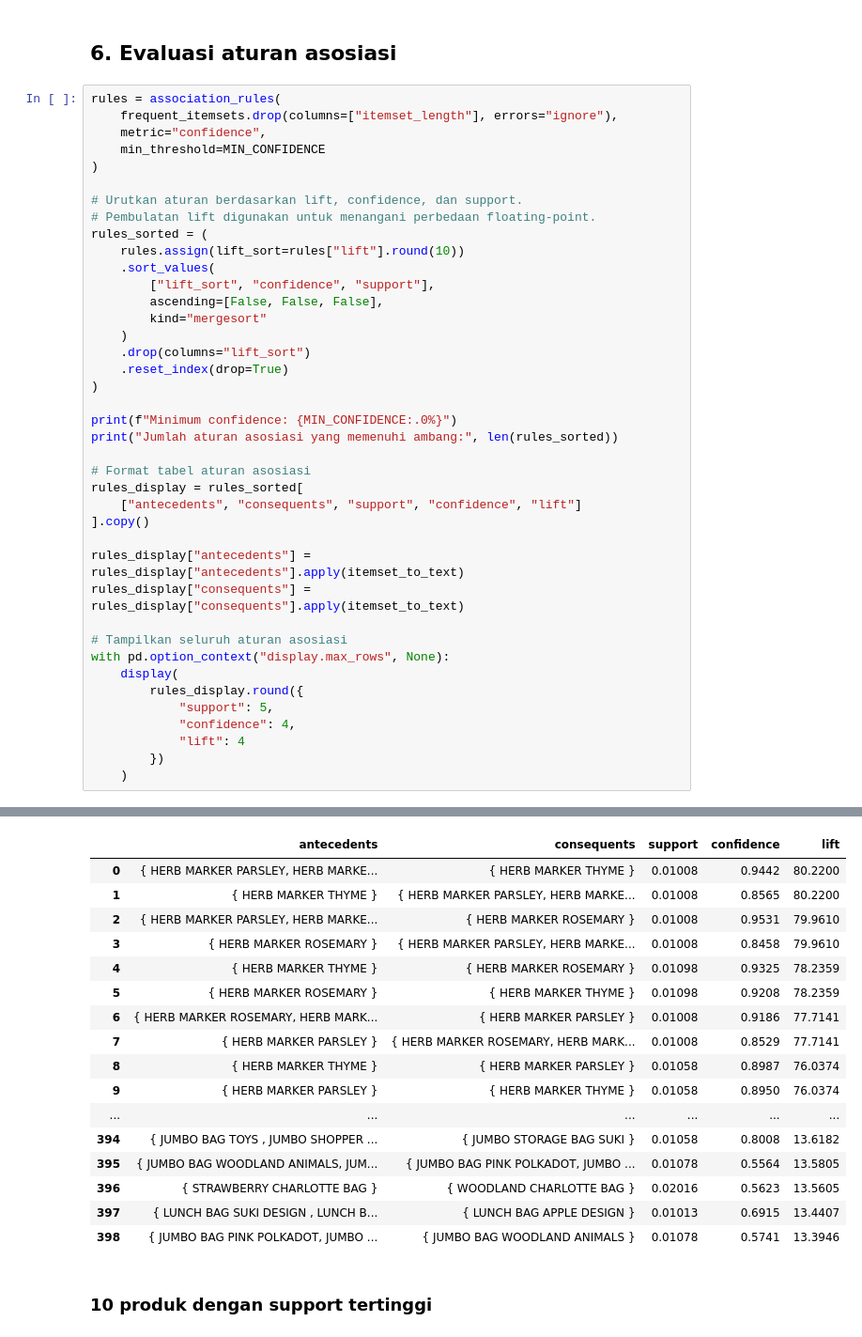
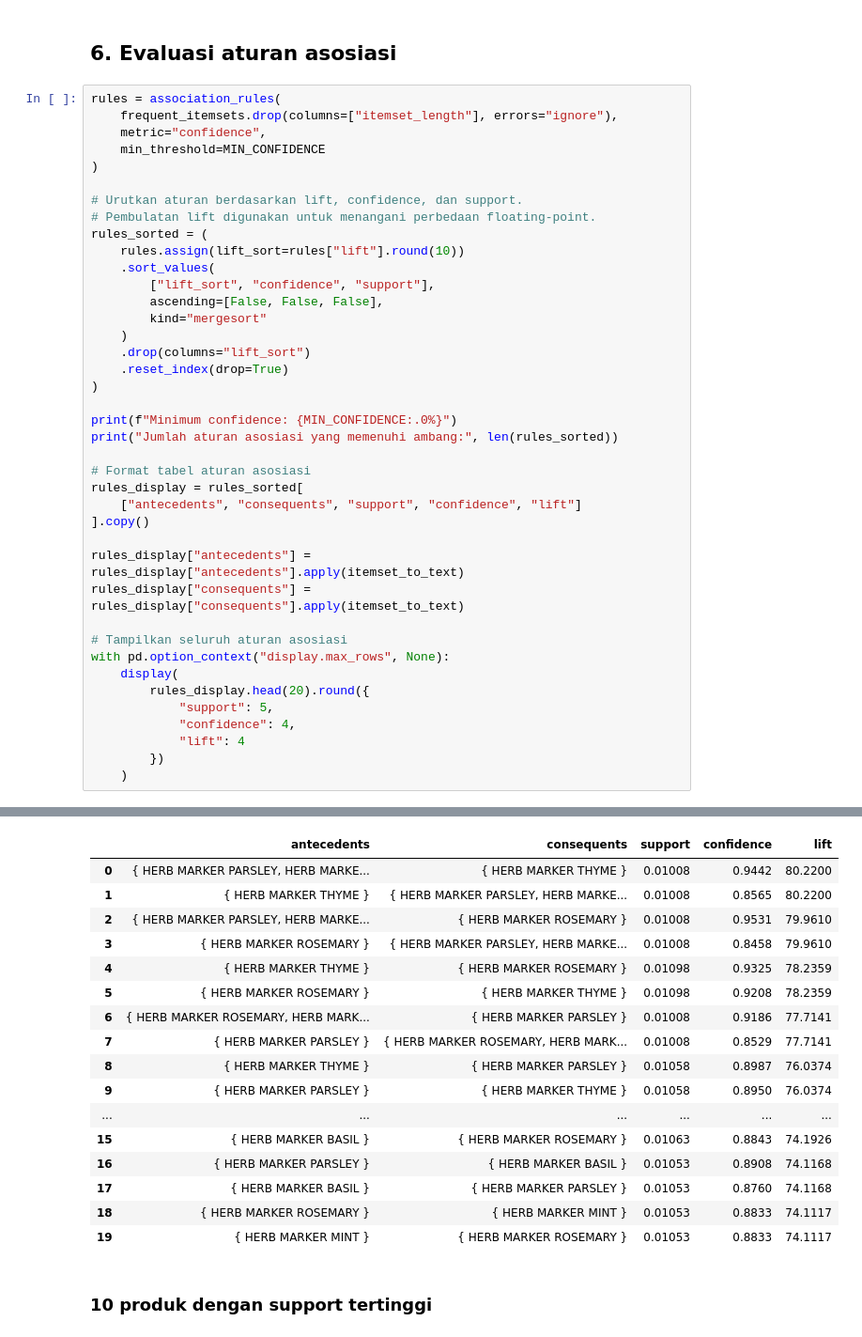
Before and after one commit to liuccio/Praktikum-DM, a Jupyter notebook: tugas-association-rule/5054251037_Lioneil Diyoel Trystan Tikupadang_Tugas_Association_Rule.ipynb, the cells around one changed output, grey strips where cells are left out. Shown at 94% size. Drawn from its saved outputs; the diff is of its cells as text.

```diff
--- a/tugas-association-rule/5054251037_Lioneil Diyoel Trystan Tikupadang_Tugas_Association_Rule.ipynb
+++ b/tugas-association-rule/5054251037_Lioneil Diyoel Trystan Tikupadang_Tugas_Association_Rule.ipynb
@@ -214,39 +214,39 @@ print("Jumlah aturan asosiasi yang memenuhi ambang:", len(rules_sorted))
 rules_display = rules_sorted[
     ["antecedents", "consequents", "support", "confidence", "lift"]
 ].copy()
 
 rules_display["antecedents"] = rules_display["antecedents"].apply(itemset_to_text)
 rules_display["consequents"] = rules_display["consequents"].apply(itemset_to_text)
 
 # Tampilkan seluruh aturan asosiasi
 with pd.option_context("display.max_rows", None):
     display(
-        rules_display.round({
+        rules_display.head(20).round({
             "support": 5,
             "confidence": 4,
             "lift": 4
         })
     )
 # %% [output]
 Minimum confidence: 50%
 Jumlah aturan asosiasi yang memenuhi ambang: 841
 |  | antecedents | consequents | support | confidence | lift |
 | 0 | { HERB MARKER PARSLEY, HERB MARKE... | { HERB MARKER THYME } | 0.01008 | 0.9442 | 80.2200 |
 | 1 | { HERB MARKER THYME } | { HERB MARKER PARSLEY, HERB MARKE... | 0.01008 | 0.8565 | 80.2200 |
 | 2 | { HERB MARKER PARSLEY, HERB MARKE... | { HERB MARKER ROSEMARY } | 0.01008 | 0.9531 | 79.9610 |
 | 3 | { HERB MARKER ROSEMARY } | { HERB MARKER PARSLEY, HERB MARKE... | 0.01008 | 0.8458 | 79.9610 |
 | 4 | { HERB MARKER THYME } | { HERB MARKER ROSEMARY } | 0.01098 | 0.9325 | 78.2359 |
 | 5 | { HERB MARKER ROSEMARY } | { HERB MARKER THYME } | 0.01098 | 0.9208 | 78.2359 |
 | 6 | { HERB MARKER ROSEMARY, HERB MARK... | { HERB MARKER PARSLEY } | 0.01008 | 0.9186 | 77.7141 |
 | 7 | { HERB MARKER PARSLEY } | { HERB MARKER ROSEMARY, HERB MARK... | 0.01008 | 0.8529 | 77.7141 |
 | 8 | { HERB MARKER THYME } | { HERB MARKER PARSLEY } | 0.01058 | 0.8987 | 76.0374 |
 | 9 | { HERB MARKER PARSLEY } | { HERB MARKER THYME } | 0.01058 | 0.8950 | 76.0374 |
 | ... | ... | ... | ... | ... | ... |
-| 394 | { JUMBO BAG TOYS , JUMBO SHOPPER ... | { JUMBO STORAGE BAG SUKI } | 0.01058 | 0.8008 | 13.6182 |
-| 395 | { JUMBO BAG WOODLAND ANIMALS, JUM... | { JUMBO BAG PINK POLKADOT, JUMBO ... | 0.01078 | 0.5564 | 13.5805 |
-| 396 | { STRAWBERRY CHARLOTTE BAG } | { WOODLAND CHARLOTTE BAG } | 0.02016 | 0.5623 | 13.5605 |
-| 397 | { LUNCH BAG SUKI DESIGN , LUNCH B... | { LUNCH BAG APPLE DESIGN } | 0.01013 | 0.6915 | 13.4407 |
-| 398 | { JUMBO BAG PINK POLKADOT, JUMBO ... | { JUMBO BAG WOODLAND ANIMALS } | 0.01078 | 0.5741 | 13.3946 |
+| 15 | { HERB MARKER BASIL } | { HERB MARKER ROSEMARY } | 0.01063 | 0.8843 | 74.1926 |
+| 16 | { HERB MARKER PARSLEY } | { HERB MARKER BASIL } | 0.01053 | 0.8908 | 74.1168 |
+| 17 | { HERB MARKER BASIL } | { HERB MARKER PARSLEY } | 0.01053 | 0.8760 | 74.1168 |
+| 18 | { HERB MARKER ROSEMARY } | { HERB MARKER MINT } | 0.01053 | 0.8833 | 74.1117 |
+| 19 | { HERB MARKER MINT } | { HERB MARKER ROSEMARY } | 0.01053 | 0.8833 | 74.1117 |
 # %% [markdown]
 ### 10 produk dengan support tertinggi
 # %%
```
Also changed, not shown: parts of 1 cell of this notebook, 1 other file.
